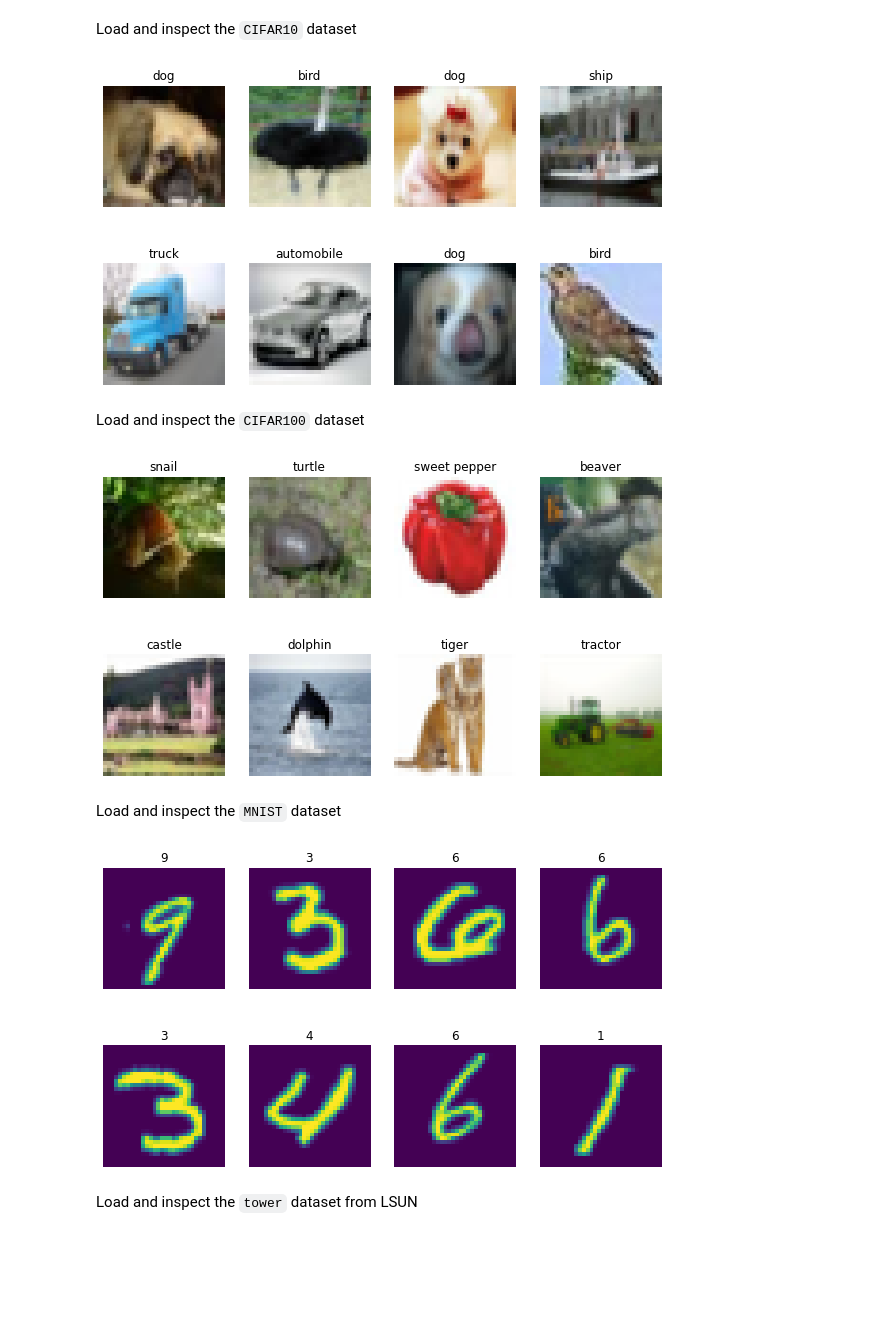
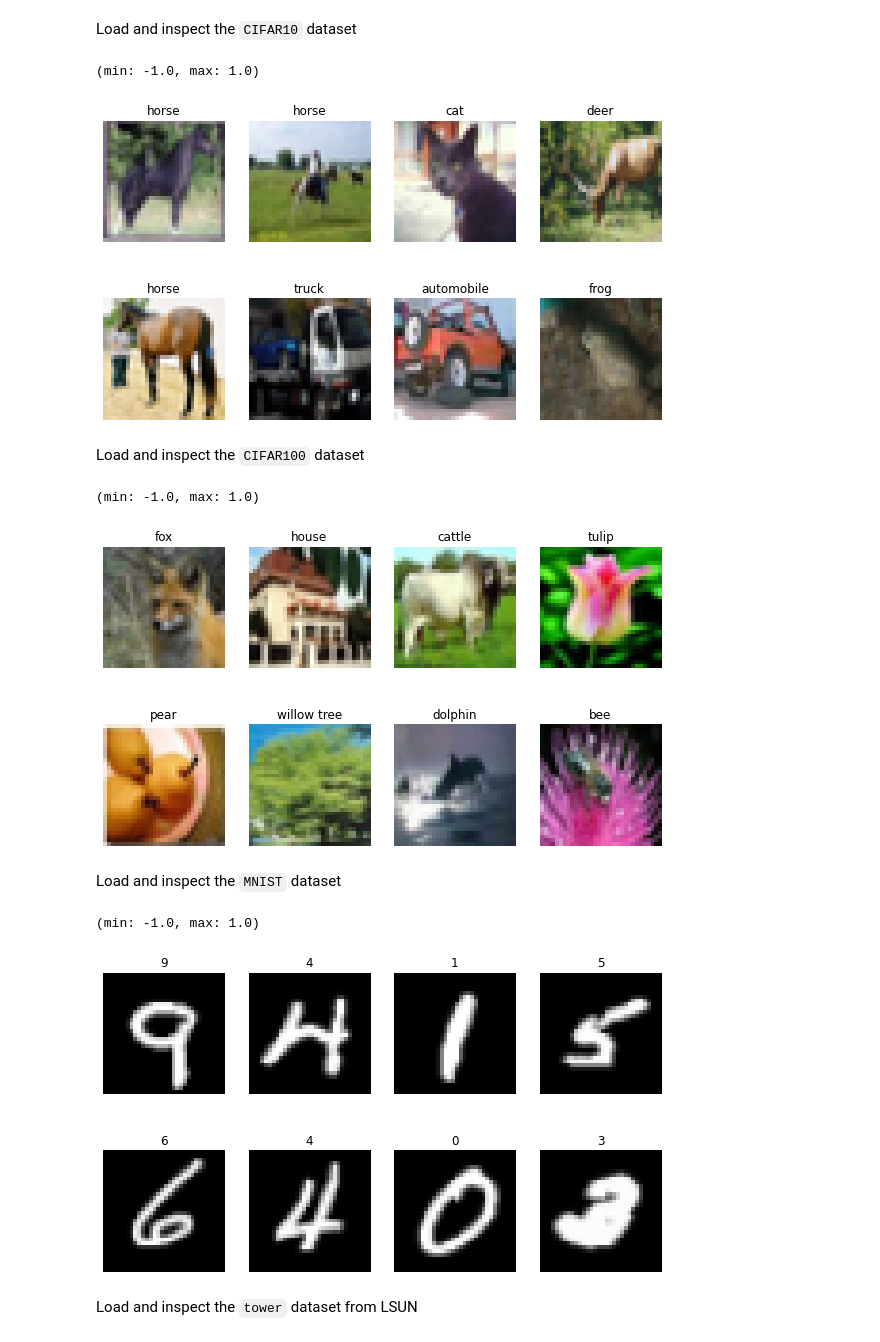
Before and after one commit to simonamtoft/downsampled-diffusion, a Jupyter notebook: notebooks/Explore Datasets.ipynb, the cells around one changed output. Cells and saved outputs as stored; diff of their text form; code cells hidden in the pictures; blank space fills up the shorter version.

```diff
--- a/notebooks/Explore Datasets.ipynb
+++ b/notebooks/Explore Datasets.ipynb
@@ -19,8 +19,9 @@ DATA_ROOT = '../../data/'
 config = {
     'batch_size': 8,
     'image_size': 32,
-    'device': 'cuda' if torch.cuda.is_available() else 'cpu'
+    'model': 'ddpm'
 }
+device = 'cuda' if torch.cuda.is_available() else 'cpu'
 # %% [markdown]
 Download the datasets used in this project
 # %%
@@ -44,6 +44,11 @@ Define a function to display a batch of images.
 def display_image_batch(loader, label_map=None):
     # Get a batch of images
     image_batch, y_batch = next(iter(loader))
+
+    print(f'(min: {image_batch.min()}, max: {image_batch.max()})')
+
+    # scale back to [0, 1] for displaying
+    image_batch = (image_batch + 1) * 0.5
 
     # transform classes to labels
     if label_map:
@@ -55,7 +60,7 @@ def display_image_batch(loader, label_map=None):
     f, ax = plt.subplots(2, 4, figsize=(10, 6))
     for i in range(image_batch.shape[0]):
         i_, j_ = int(i/4), i%4
-        ax[i_, j_].imshow(np.moveaxis(image_batch[i].numpy(), 0, -1))
+        ax[i_, j_].imshow(np.moveaxis(image_batch[i].numpy(), 0, -1), cmap='gray')
         ax[i_, j_].axis('off')
         ax[i_, j_].set_title(labels[i])
     plt.show()
@@ -66,12 +71,13 @@ Load and inspect the `CIFAR10` dataset
 config['dataset'] = 'cifar10'
 
 # Get DataLoader and label map
-loader, _ = get_dataloader(config, data_root=DATA_ROOT)
+loader, _ = get_dataloader(config, device=device, data_root=DATA_ROOT)
 label_map = get_label_map(config['dataset'])
 
 display_image_batch(loader, label_map)
 # %% [output]
+(min: -1.0, max: 1.0)
-[figure, old version]
+[figure, new version]
 # %% [markdown]
 Load and inspect the `CIFAR100` dataset
 # %%
@@ -79,23 +85,25 @@ Load and inspect the `CIFAR100` dataset
 config['dataset'] = 'cifar100'
 
 # Get DataLoader and label map
-loader, _ = get_dataloader(config, data_root=DATA_ROOT)
+loader, _ = get_dataloader(config, device=device, data_root=DATA_ROOT)
 label_map = get_label_map(config['dataset'])
 
 display_image_batch(loader, label_map)
 # %% [output]
+(min: -1.0, max: 1.0)
-[figure, old version]
+[figure, new version]
 # %% [markdown]
 Load and inspect the `MNIST` dataset
 # %%
 # Adapt config to mnist
 config['dataset'] = 'mnist'
 
 # Get DataLoader and visualize batch
-loader, _ = get_dataloader(config, data_root=DATA_ROOT)
+loader, _ = get_dataloader(config, device=device, data_root=DATA_ROOT)
 display_image_batch(loader, None)
 # %% [output]
+(min: -1.0, max: 1.0)
-[figure, old version]
+[figure, new version]
 # %% [markdown]
 Load and inspect the `tower` dataset from LSUN
 # %%
```
Also changed, not shown: parts of 1 cell of this notebook.
